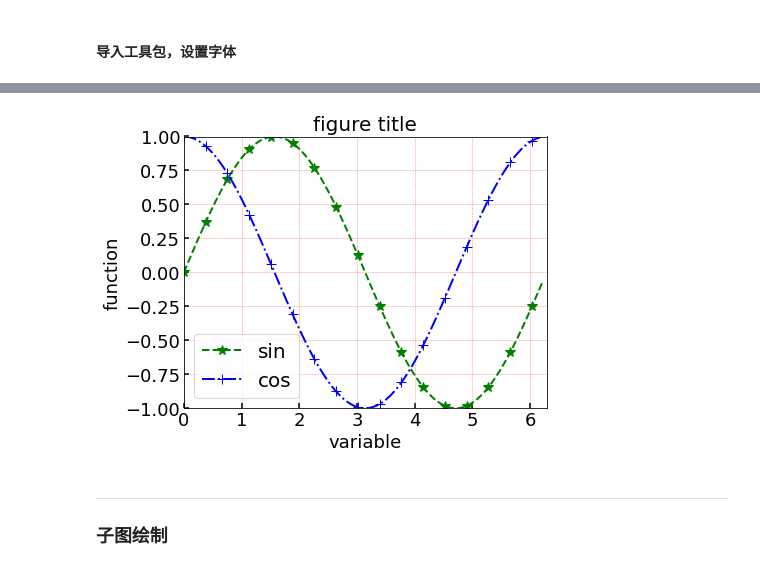
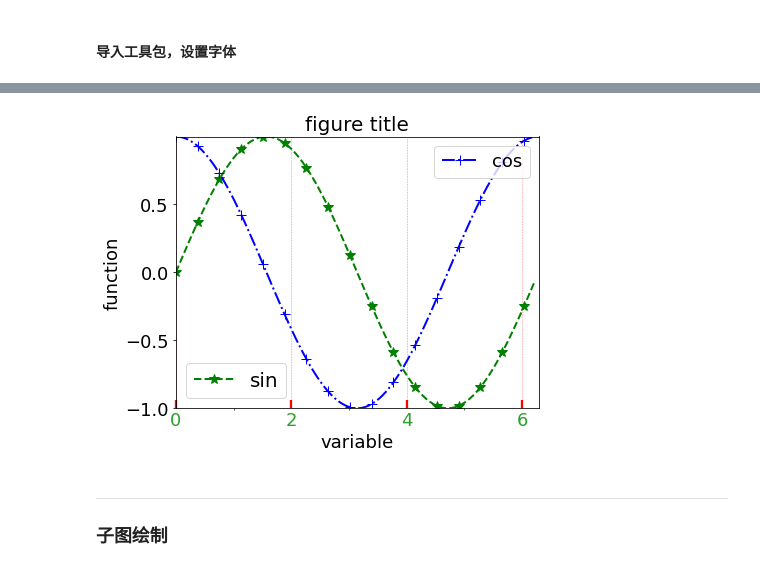
Before and after one commit to chichuDlong/Scientific-Visualisation, a Jupyter notebook: lineGraph.ipynb, the cells around one changed output, grey strips where cells are left out. Cells and saved outputs as stored; diff of their text form; code cells hidden in the pictures.

```diff
--- a/lineGraph.ipynb
+++ b/lineGraph.ipynb
@@ -109,22 +179,27 @@ Text(3.5, 0.25, 'notation')
 # %%
 x=np.arange(0,2*pi,2*pi/100)
 y1=np.sin(x)
 y2=np.cos(x)
-plt.figure(figsize=(6.5,5))
-plt.plot(x,y1,"g*--",label="sin",lw=2,ms=10,markevery=6)
-plt.plot(x,y2,"b+-.",label="cos",lw=2,ms=10,markevery=6)
-plt.xlabel("variable",fontsize=18)
-plt.ylabel("function",fontsize=18)
-plt.xticks(fontsize=18)
-plt.yticks(fontsize=18)
-plt.tick_params("both", which='major', length=5, width=1.5, colors='k', direction='in')  # "y", 'x', 'both'
-plt.title("figure title",fontproperties=fontStyle, fontsize=20)
-plt.legend(loc=3,prop=fontStyle)
+fig=plt.figure(figsize=(6.5,5))
+sub=fig.add_subplot(111)
+line1,=sub.plot(x,y1,"g*--",label="sin",lw=2,ms=10,markevery=6)
+line2,=sub.plot(x,y2,"b+-.",label="cos",lw=2,ms=10,markevery=6)
+sub.set_xlabel("variable",fontsize=18)
+sub.set_ylabel("function",fontsize=18)
+sub.set_xticks(np.arange(0,2*pi,2))# 主刻度范围设置
+sub.set_xticks(np.arange(0,2*pi,1),minor=True) # 小刻度设置
+sub.tick_params(axis="x",which="major",length=8,width=2.3,direction="in",color="r",
+labelsize=18,labelcolor="C2")
+plt.yticks(np.arange(-1,1,0.5),fontsize=18)
+sub.set_title("figure title",fontproperties=fontStyle, fontsize=20)
+leg1=sub.legend(loc=3,handles=[line1],prop=fontStyle)
+sub.add_artist(leg1)
+sub.legend(loc=1,handles=[line2],fontsize=18)
 plt.xlim(0,2*pi)
 plt.ylim(-1,1)
-plt.grid(linestyle="--",color="r",lw=0.5,alpha=0.5)
+plt.grid(axis="x",linestyle="--",color="r",lw=0.5,alpha=0.5)
 # %% [output]
-[figure, old version]
+[figure, new version]
 # %% [markdown]
 ---
 ### 子图绘制
```
Also changed, not shown: parts of 21 cells of this notebook, 7 other files.
